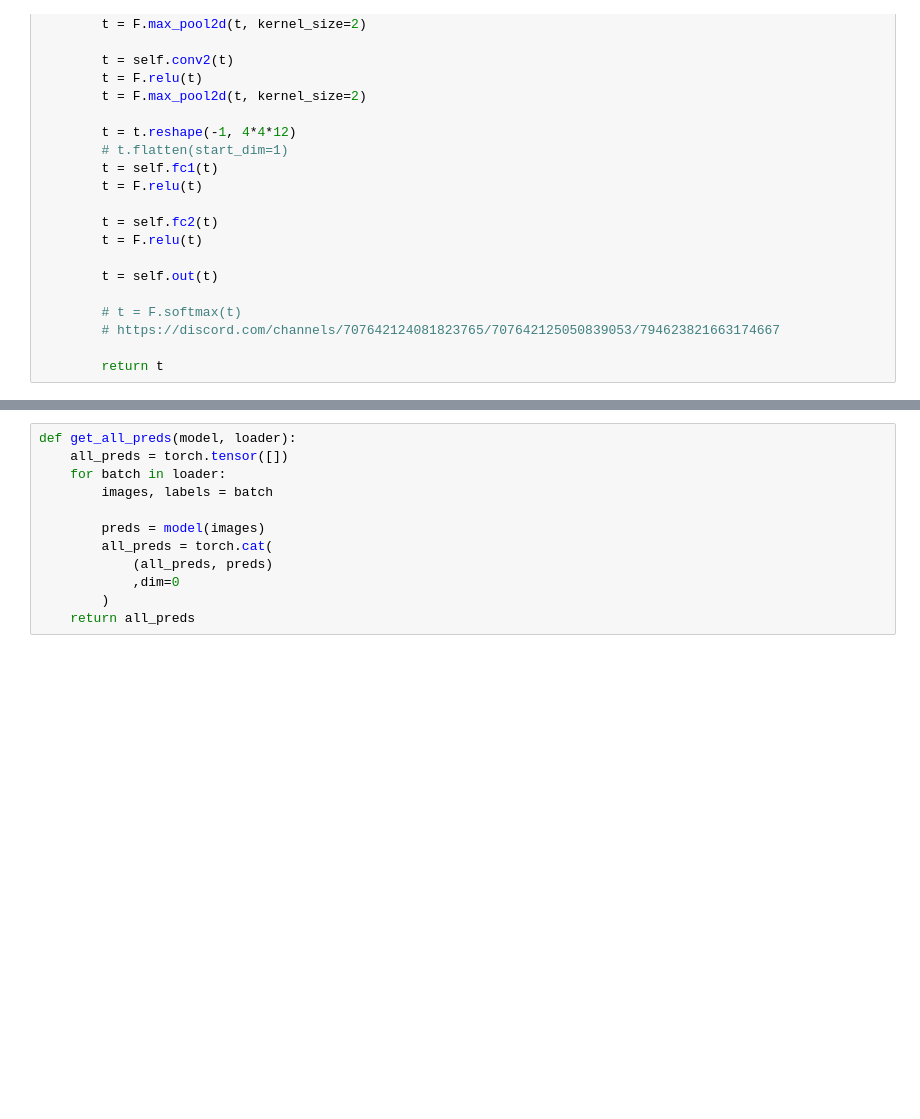
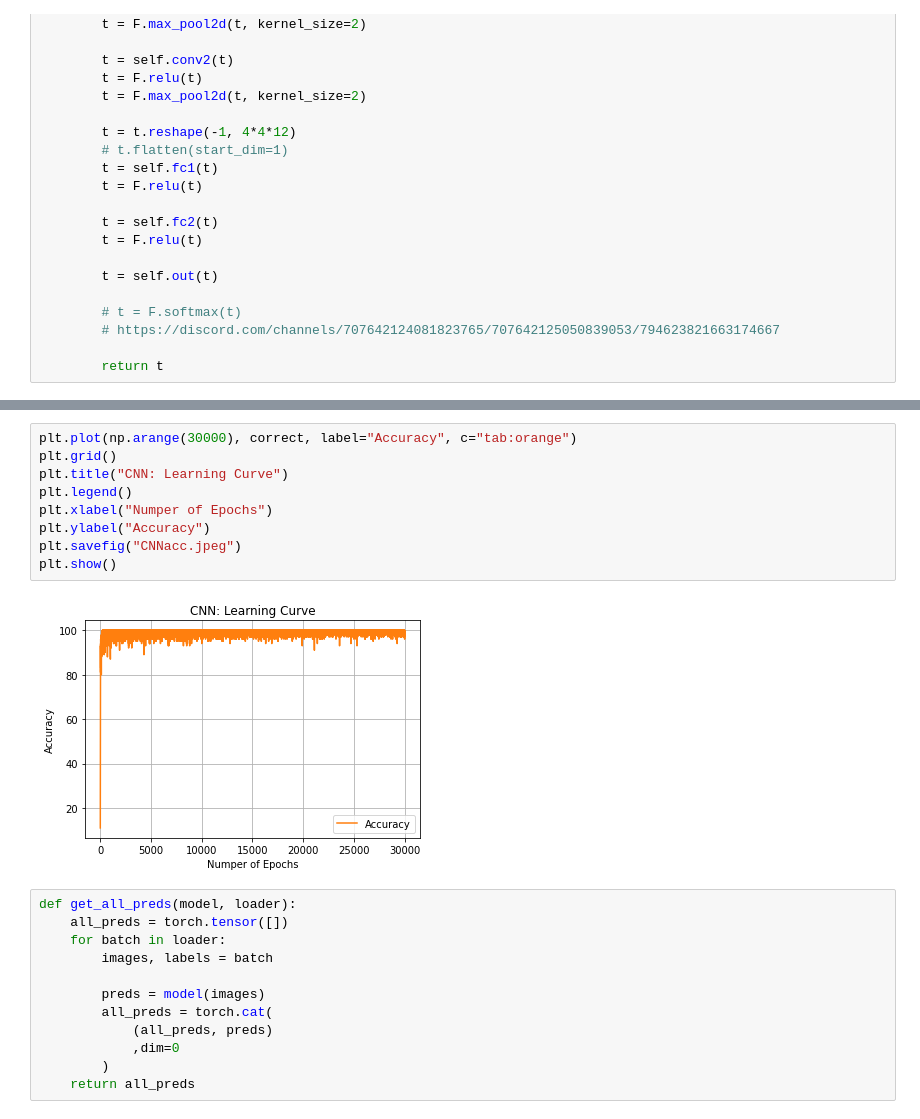
Before and after one commit to ABD-01/MNIST, a Jupyter notebook: CNN Model/MNIST_using_CNN_in_pytorch.ipynb, the cells around one changed output, grey strips where cells are left out. Drawn from its saved outputs; the diff is of its cells as text; blank space fills up the shorter version.

```diff
--- a/CNN Model/MNIST_using_CNN_in_pytorch.ipynb
+++ b/CNN Model/MNIST_using_CNN_in_pytorch.ipynb
@@ -164,3 +151,14 @@ plt.show()
+# %%
+plt.plot(np.arange(30000), correct, label="Accuracy", c="tab:orange")
+plt.grid()
+plt.title("CNN: Learning Curve")
+plt.legend()
+plt.xlabel("Numper of Epochs")
+plt.ylabel("Accuracy")
+plt.savefig("CNNacc.jpeg")
+plt.show()
+# %% [output]
+[figure, added]
 # %%
 def get_all_preds(model, loader):
     all_preds = torch.tensor([])
```
Also changed, not shown: parts of 21 cells of this notebook, 5 other files.
